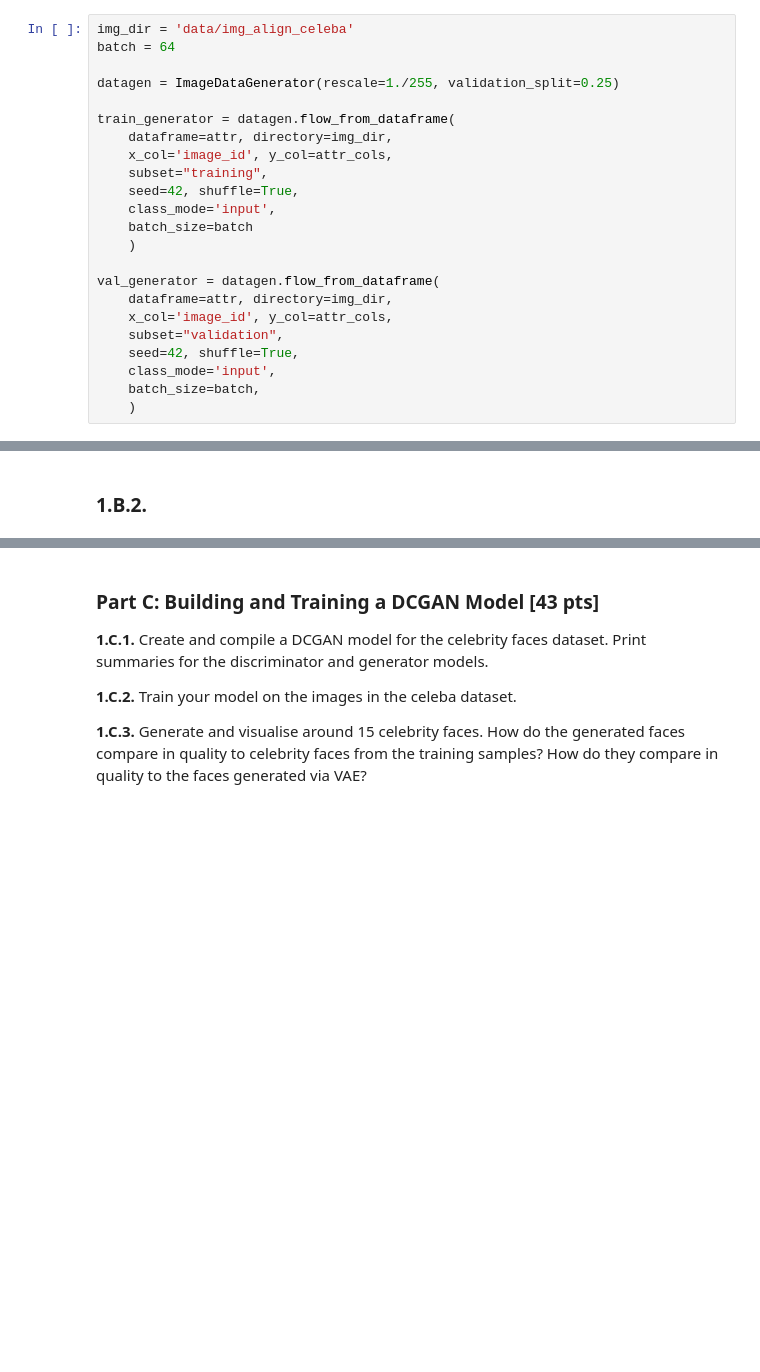
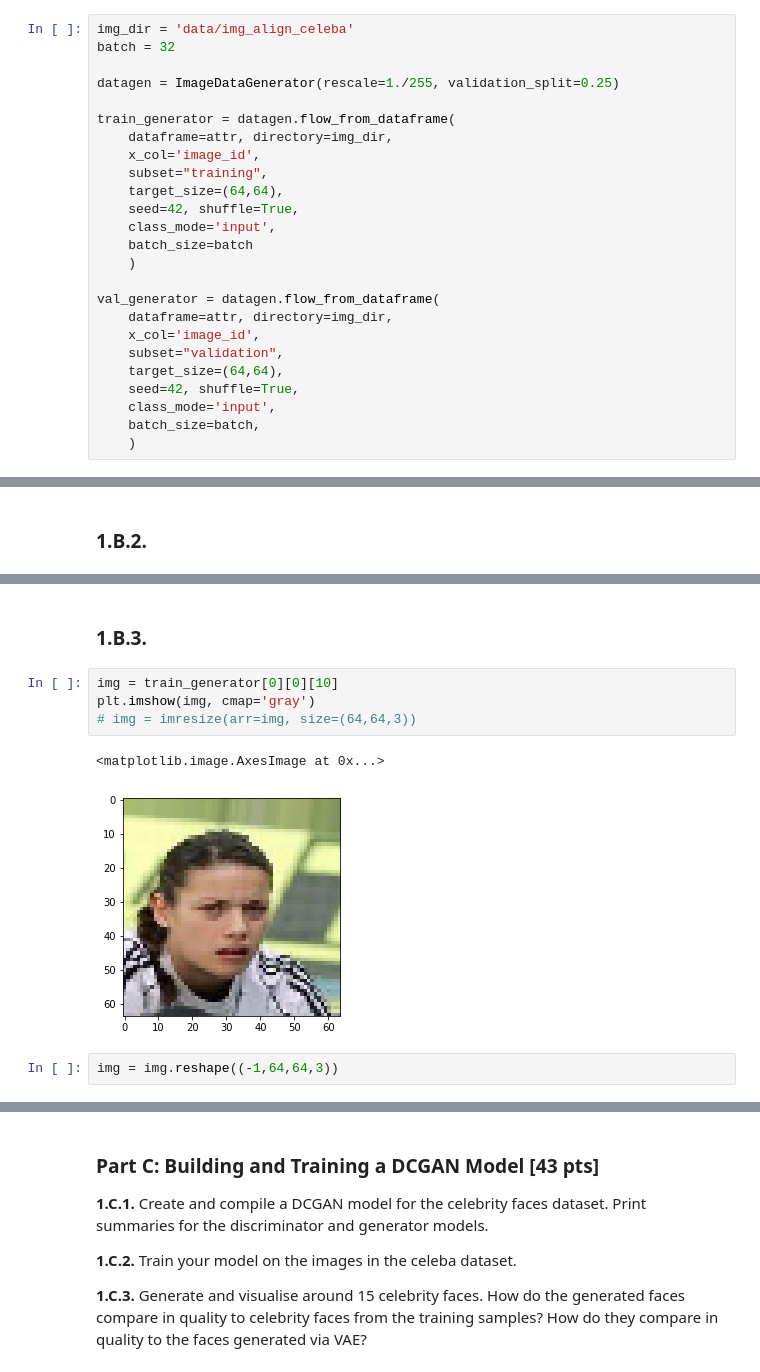
Before and after one commit to srk-apts/CS109B, a Jupyter notebook: HW/cs109b_hw7.ipynb, the cells around one changed output, grey strips where cells are left out. Drawn from its saved outputs; the diff is of its cells as text; blank space fills up the shorter version.

```diff
--- a/HW/cs109b_hw7.ipynb
+++ b/HW/cs109b_hw7.ipynb
@@ -92,14 +94,15 @@ attr_cols = list(set(attr.columns)^set(['image_id']))
 # ! unzip img_align_celeba.zip
 # %%
 img_dir = 'data/img_align_celeba'
-batch = 64
+batch = 32
 
 datagen = ImageDataGenerator(rescale=1./255, validation_split=0.25)
 
 train_generator = datagen.flow_from_dataframe(
     dataframe=attr, directory=img_dir,
-    x_col='image_id', y_col=attr_cols,
+    x_col='image_id',
     subset="training",
+    target_size=(64,64),
     seed=42, shuffle=True,
     class_mode='input',
     batch_size=batch
@@ -107,8 +110,9 @@ train_generator = datagen.flow_from_dataframe(
 
 val_generator = datagen.flow_from_dataframe(
     dataframe=attr, directory=img_dir,
-    x_col='image_id', y_col=attr_cols,
+    x_col='image_id',
     subset="validation",
+    target_size=(64,64),
     seed=42, shuffle=True,
     class_mode='input',
     batch_size=batch,
@@ -333,0 +390,11 @@ model = load_keras_model('model_vae_norm')
+# %% [markdown]
+### 1.B.3.
+# %%
+img = train_generator[0][0][10]
+plt.imshow(img, cmap='gray')
+# img = imresize(arr=img, size=(64,64,3))
+# %% [output]
+<matplotlib.image.AxesImage at 0x...>
+[figure, added]
+# %%
+img = img.reshape((-1,64,64,3))
```
Also changed, not shown: parts of 22 cells of this notebook.
